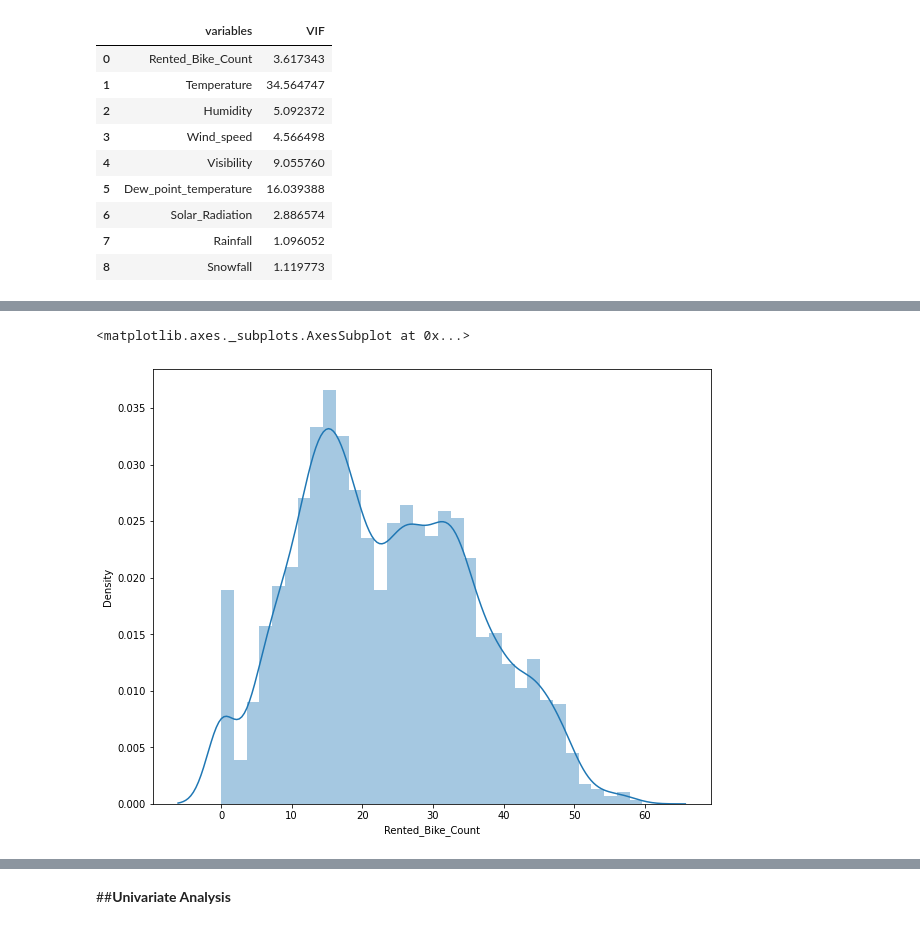
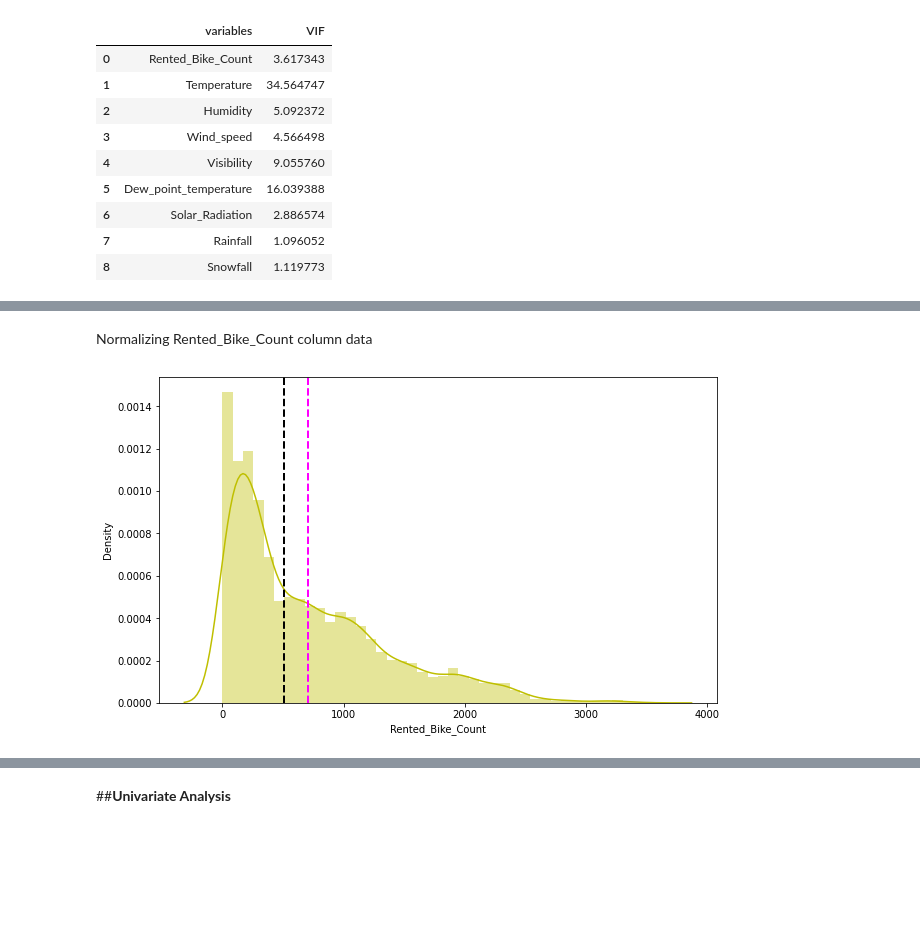
Before and after one commit to SomyaH99/Bike-Sharing-Demand-Prediction-, a Jupyter notebook: bike_sharing_demand_prediction.ipynb, the cells around one changed output, grey strips where cells are left out. Saved outputs shown, nothing was run; the diff lists cells and outputs as text; code cells hidden in the pictures; blank space fills up the shorter version.

```diff
--- a/bike_sharing_demand_prediction.ipynb
+++ b/bike_sharing_demand_prediction.ipynb
@@ -309,7 +302,13 @@ sns.distplot(df['Rented_Bike_Count'])
-# %%
-# square_root transformation
-plt.figure(figsize=(10,8))
-sns.distplot(np.sqrt(df['Rented_Bike_Count']))
-# %% [output]
-<matplotlib.axes._subplots.AxesSubplot at 0x...>
-[figure, removed]
+# %% [markdown]
+Normalizing Rented_Bike_Count column data
+# %%
+#Distribution plot of Rented Bike Count
+plt.figure(figsize=(10,6))
+plt.xlabel('Rented_Bike_Count')
+plt.ylabel('Density')
+ax=sns.distplot(df['Rented_Bike_Count'],hist=True ,color="y")
+ax.axvline(df['Rented_Bike_Count'].mean(), color='magenta', linestyle='dashed', linewidth=2)
+ax.axvline(df['Rented_Bike_Count'].median(), color='black', linestyle='dashed', linewidth=2)
+plt.show()
+# %% [output]
+[figure, added]
```
Also changed, not shown: parts of 8 cells of this notebook.
